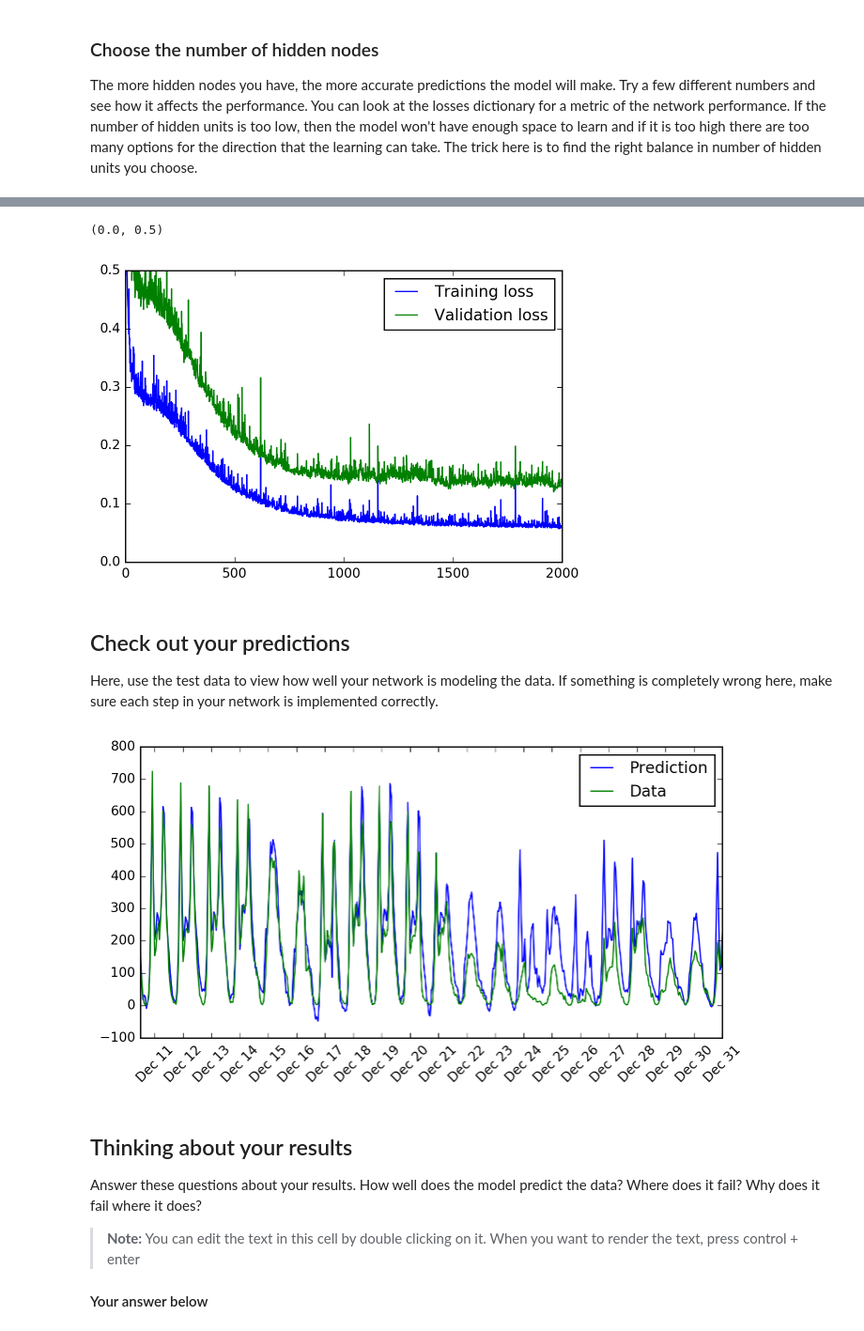
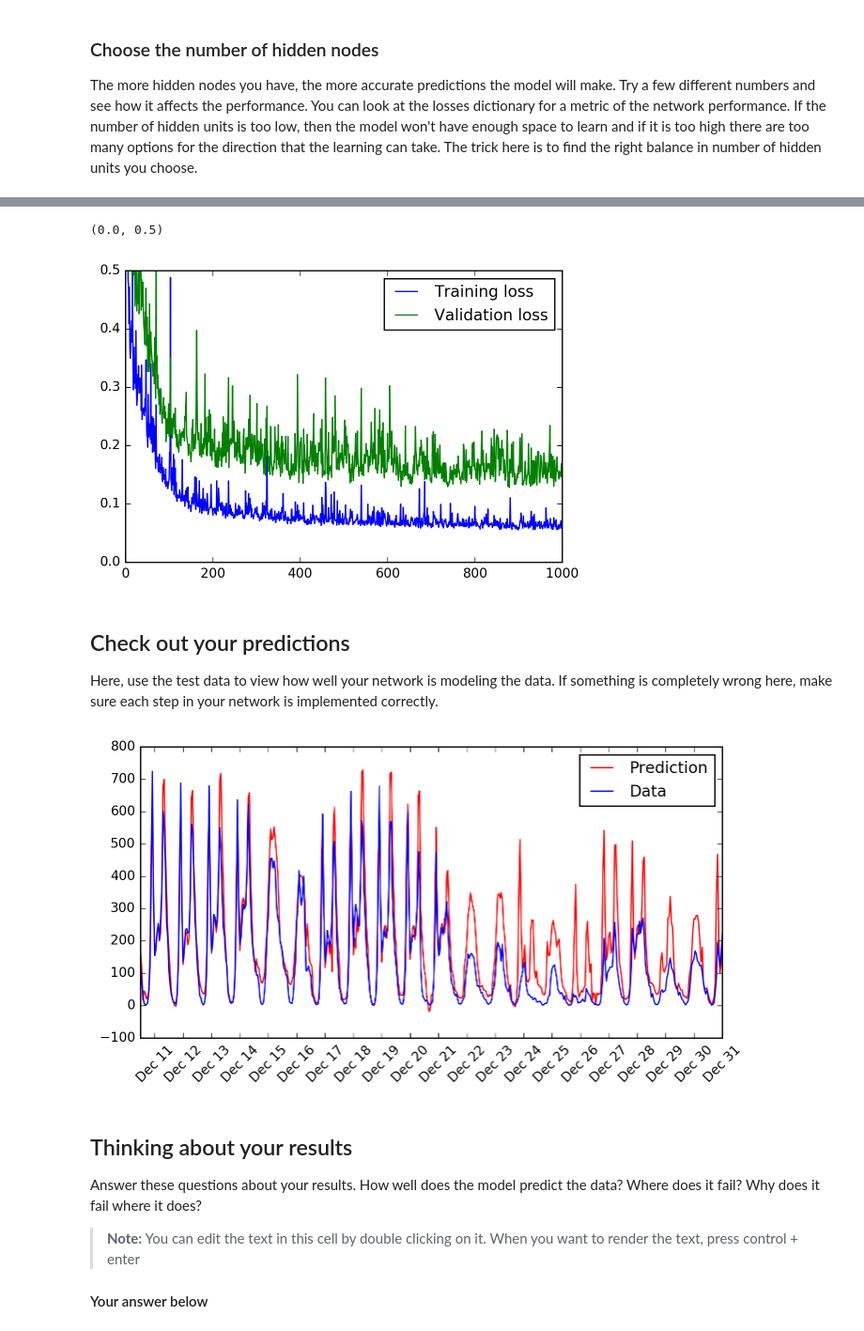
Before and after one commit to Walter1218/DeepLearning, a Jupyter notebook: dlnd-project-1/dlnd-your-first-neural-network.ipynb, the cells around one changed output, grey strips where cells are left out. Shown: that part at 94% size. Saved outputs shown, nothing was run; the diff lists cells and outputs as text; code cells hidden in the pictures.

```diff
--- a/dlnd-project-1/dlnd-your-first-neural-network.ipynb
+++ b/dlnd-project-1/dlnd-your-first-neural-network.ipynb
@@ -150,14 +168,13 @@ class NeuralNetwork(object):
 
         # TODO: Output error
         output_errors = targets - final_outputs# Output layer error is the difference between desired target and actual output.
-
         # TODO: Backpropagated error
-        hidden_errors = np.dot(self.weights_hidden_to_output.T, output_errors) * hidden_outputs * (1 - hidden_outputs)# errors propagated to the hidden layer
-        hidden_grad = np.dot(output_errors, hidden_outputs.T)# hidden layer gradients
+        hidden_errors = np.dot(self.weights_hidden_to_output.T, output_errors)# errors propagated to the hidden layer
+        hidden_grad = hidden_outputs * (1 - hidden_outputs)# hidden layer gradients
 
         # TODO: Update the weights
-        self.weights_hidden_to_output += self.lr * hidden_grad/inputs.shape[1]# update hidden-to-output weights with gradient descent step
-        self.weights_input_to_hidden += self.lr * np.dot(hidden_errors, inputs.T)/inputs.shape[1]# update input-to-hidden weights with gradient descent step
+        self.weights_hidden_to_output += self.lr * np.dot(output_errors, hidden_outputs.T) # update hidden-to-output weights with gradient descent step
+        self.weights_input_to_hidden += self.lr * np.dot((hidden_errors * hidden_grad), inputs.T)# h
 
 
     def run(self, inputs_list):
@@ -196,14 +213,14 @@ The more hidden nodes you have, the more accurate predictions the model will mak
 import sys
 
 ### Set the hyperparameters here ###
-epochs = 2000
-learning_rate = 0.02
-hidden_nodes = 15
+epochs = 1000
+learning_rate = 0.2
+hidden_nodes = 30
 output_nodes = 1
 
 N_i = train_features.shape[1]
 network = NeuralNetwork(N_i, hidden_nodes, output_nodes, learning_rate)
-
+print(train_features.shape)
 losses = {'train':[], 'validation':[]}
 for e in range(epochs):
     # Go through a random batch of 128 records from the training data set
@@ -231,7 +249,7 @@ plt.legend()
 plt.ylim(ymax=0.5)
 # %% [output]
 (0.0, 0.5)
-[figure, old version]
+[figure, new version]
 # %% [markdown]
 ## Check out your predictions
 
@@ -239,19 +257,19 @@ Here, use the test data to view how well your network is modeling the data. If s
 # %%
 fig, ax = plt.subplots(figsize=(8,4))
 
 mean, std = scaled_features['cnt']
 predictions = network.run(test_features)*std + mean
-ax.plot(predictions[0], label='Prediction')
+ax.plot(predictions[0], 'r',label='Prediction')
 ax.plot((test_targets['cnt']*std + mean).values, label='Data')
 ax.set_xlim(right=len(predictions))
 ax.legend()
 
 dates = pd.to_datetime(rides.ix[test_data.index]['dteday'])
 dates = dates.apply(lambda d: d.strftime('%b %d'))
 ax.set_xticks(np.arange(len(dates))[12::24])
 _ = ax.set_xticklabels(dates[12::24], rotation=45)
 # %% [output]
-[figure, old version]
+[figure, new version]
 # %% [markdown]
 ## Thinking about your results
 
```
Also changed, not shown: parts of 3 cells of this notebook, 1 other file.
